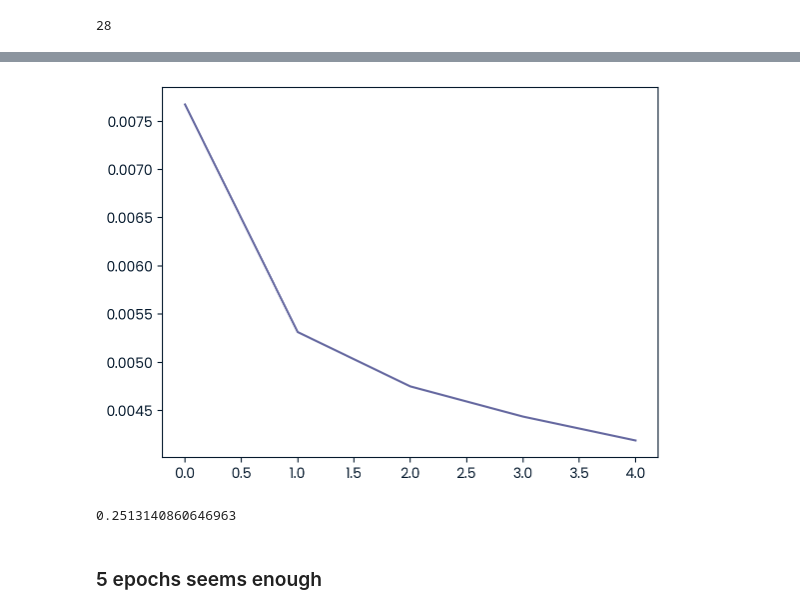
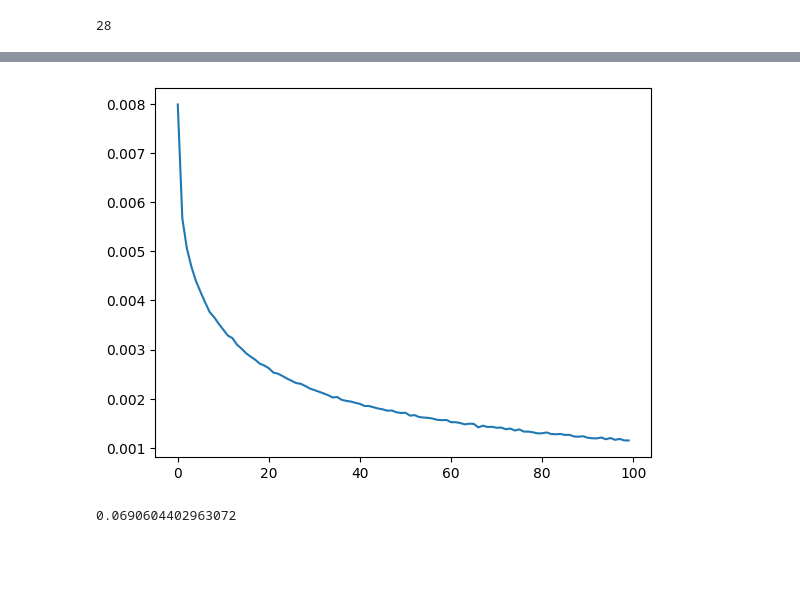
Before and after one commit to stanweer1/CNN_Project_for_Multiclass_Image_Classification, a Jupyter notebook: notebook.ipynb, the cells around one changed output, grey strips where cells are left out. Saved outputs shown, nothing was run; the diff lists cells and outputs as text; code cells hidden in the pictures; blank space fills up the shorter version.

```diff
--- a/notebook.ipynb
+++ b/notebook.ipynb
@@ -135,6 +152,6 @@ net.train()
 # Initiate optimizer
 optimizer = optim.Adam(net.parameters(), lr=0.001)
 # %%
-# Train model for num_epochs --> 5
-train_model(optimizer=optimizer, net=net, num_epochs=5)
+# Train model for num_epochs --> 100
+train_model(optimizer=optimizer, net=net, num_epochs=100)
 # %% [output]
@@ -146,7 +175,5 @@ Epoch Number 4: Loss encountered 0.004188568101078272
-[figure, old version]
+[figure, new version]
-0.2513140860646963
+0.0690604402963072
-# %% [markdown]
-### 5 epochs seems enough
 # %%
 # Making dataloader for my test_data
 dataloader_test = DataLoader(test_data, batch_size=int(len(test_data)/1000), shuffle=True)
```
Also changed, not shown: parts of 5 cells of this notebook, 1 other file.
